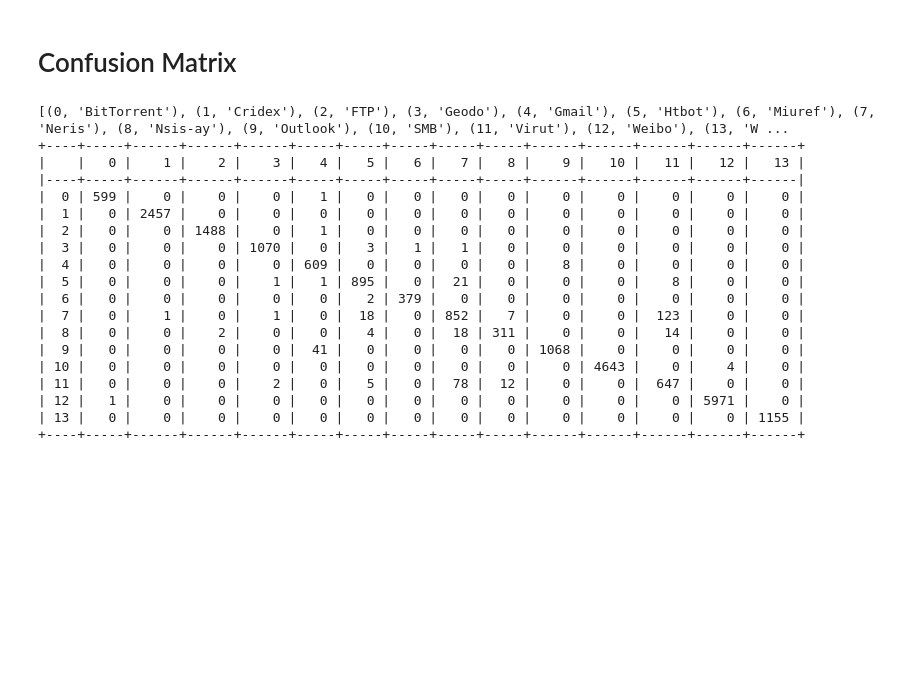
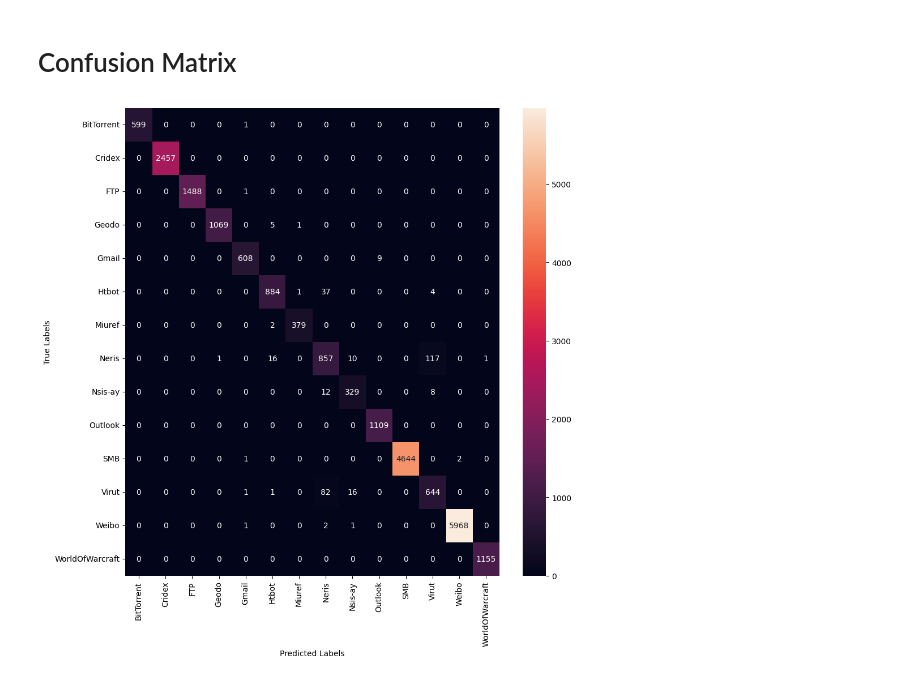
Before and after one commit to maxi99manuel99/flow-image-classification, a Jupyter notebook: plot_scores.ipynb, the cells around one changed output. Saved outputs shown, nothing was run; the diff lists cells and outputs as text; code cells hidden in the pictures; blank space fills up the shorter version.

Commit message:
better confusion matrix

```diff
--- a/plot_scores.ipynb
+++ b/plot_scores.ipynb
@@ -161,29 +159,16 @@ plt.clf()
 <Figure size 640x480 with 0 Axes>
 # %% [markdown]
 # Confusion Matrix
-# %%
-cf_matrix = torch.load("/home/manuel/Bachelorarbeit/results/saved_models-new/multiclass/preprocessed/vgg-19/notop/confusion_matrix.pt")
-print(list(zip([i for i in range(cf_matrix.shape[0])], PREPROCESSED_CLASSES)))
-df_cm = pd.DataFrame(cf_matrix,
-                    columns = [i for i in range(cf_matrix.shape[0])])
-print(tabulate(df_cm, headers = 'keys', tablefmt = 'psql'))
-# %% [output]
-[(0, 'BitTorrent'), (1, 'Cridex'), (2, 'FTP'), (3, 'Geodo'), (4, 'Gmail'), (5, 'Htbot'), (6, 'Miuref'), (7, 'Neris'), (8, 'Nsis-ay'), (9, 'Outlook'), (10, 'SMB'), (11, 'Virut'), (12, 'Weibo'), (13, 'W ...
-+----+-----+------+------+------+-----+-----+-----+-----+-----+------+------+------+------+------+
-|    |   0 |    1 |    2 |    3 |   4 |   5 |   6 |   7 |   8 |    9 |   10 |   11 |   12 |   13 |
-|----+-----+------+------+------+-----+-----+-----+-----+-----+------+------+------+------+------|
-|  0 | 599 |    0 |    0 |    0 |   1 |   0 |   0 |   0 |   0 |    0 |    0 |    0 |    0 |    0 |
-|  1 |   0 | 2457 |    0 |    0 |   0 |   0 |   0 |   0 |   0 |    0 |    0 |    0 |    0 |    0 |
-|  2 |   0 |    0 | 1488 |    0 |   1 |   0 |   0 |   0 |   0 |    0 |    0 |    0 |    0 |    0 |
-|  3 |   0 |    0 |    0 | 1070 |   0 |   3 |   1 |   1 |   0 |    0 |    0 |    0 |    0 |    0 |
-|  4 |   0 |    0 |    0 |    0 | 609 |   0 |   0 |   0 |   0 |    8 |    0 |    0 |    0 |    0 |
-|  5 |   0 |    0 |    0 |    1 |   1 | 895 |   0 |  21 |   0 |    0 |    0 |    8 |    0 |    0 |
-|  6 |   0 |    0 |    0 |    0 |   0 |   2 | 379 |   0 |   0 |    0 |    0 |    0 |    0 |    0 |
-|  7 |   0 |    1 |    0 |    1 |   0 |  18 |   0 | 852 |   7 |    0 |    0 |  123 |    0 |    0 |
-|  8 |   0 |    0 |    2 |    0 |   0 |   4 |   0 |  18 | 311 |    0 |    0 |   14 |    0 |    0 |
-|  9 |   0 |    0 |    0 |    0 |  41 |   0 |   0 |   0 |   0 | 1068 |    0 |    0 |    0 |    0 |
-| 10 |   0 |    0 |    0 |    0 |   0 |   0 |   0 |   0 |   0 |    0 | 4643 |    0 |    4 |    0 |
-| 11 |   0 |    0 |    0 |    2 |   0 |   5 |   0 |  78 |  12 |    0 |    0 |  647 |    0 |    0 |
-| 12 |   1 |    0 |    0 |    0 |   0 |   0 |   0 |   0 |   0 |    0 |    0 |    0 | 5971 |    0 |
-| 13 |   0 |    0 |    0 |    0 |   0 |   0 |   0 |   0 |   0 |    0 |    0 |    0 |    0 | 1155 |
-+----+-----+------+------+------+-----+-----+-----+-----+-----+------+------+------+------+------+
+# %%
+cf_matrix = torch.load("/home/manuel/Bachelorarbeit/results/saved_models-new/multiclass/preprocessed/resnet-50/resnet/confusion_matrix.pt").numpy()
+df_cm = pd.DataFrame(cf_matrix,
+                    columns = [i for i in PREPROCESSED_CLASSES],
+                    index=[i for i in PREPROCESSED_CLASSES])
+plt.figure(figsize=(10,10))
+sn.heatmap(df_cm, annot=True, fmt='g')
+plt.ylabel("True Labels")
+plt.xlabel("Predicted Labels")
+plt.tight_layout()
+plt.savefig("Confusion.svg", format="svg", dpi = 400)
+# %% [output]
+[figure, added]
```
Also changed, not shown: parts of 2 cells of this notebook.
